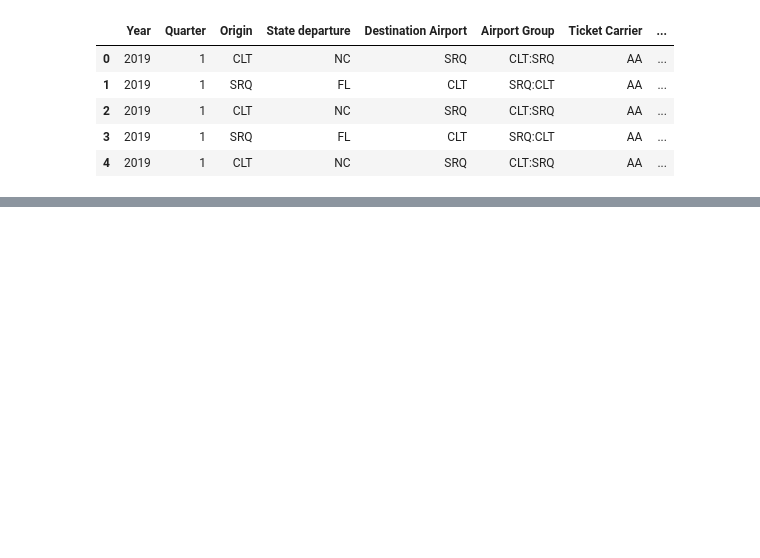
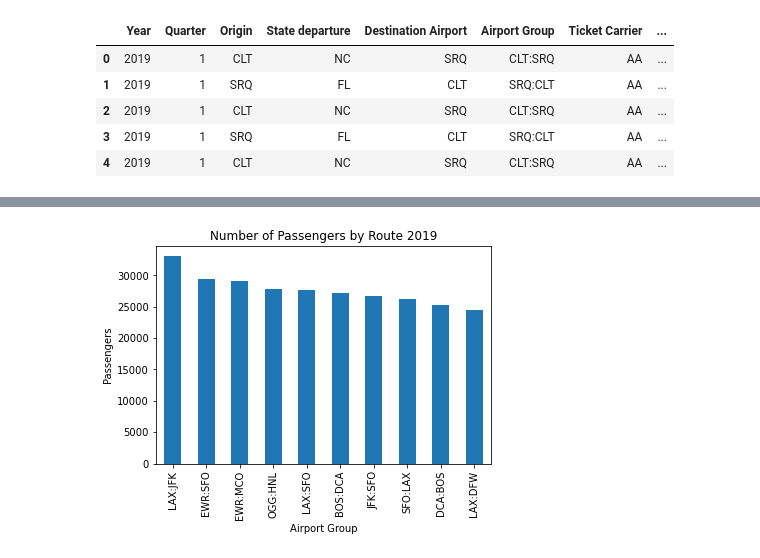
Before and after one commit to Jhernie/Project-01---Airline-Popularity-Over-Time, a Jupyter notebook: final_flights_df.ipynb, the cells around one changed output, grey strips where cells are left out. Cells and saved outputs as stored; diff of their text form; code cells hidden in the pictures; blank space fills up the shorter version.

```diff
--- a/final_flights_df.ipynb
+++ b/final_flights_df.ipynb
@@ -19,0 +137,8 @@ flight_df.head()
+# %%
+route2019 = flights2019.groupby(["Airport Group"])["Total Passengers"].sum()
+route2019 = route2019.sort_values(ascending = False)
+route2019.nlargest(n=10).plot(kind="bar",ylabel="Passengers")
+plt.title("Number of Passengers by Route 2019")
+plt.savefig("graphs/Number of Passengers by Route 2019.png")
+# %% [output]
+[figure, added]
```
Also changed, not shown: parts of 13 cells of this notebook, 14 other files.
